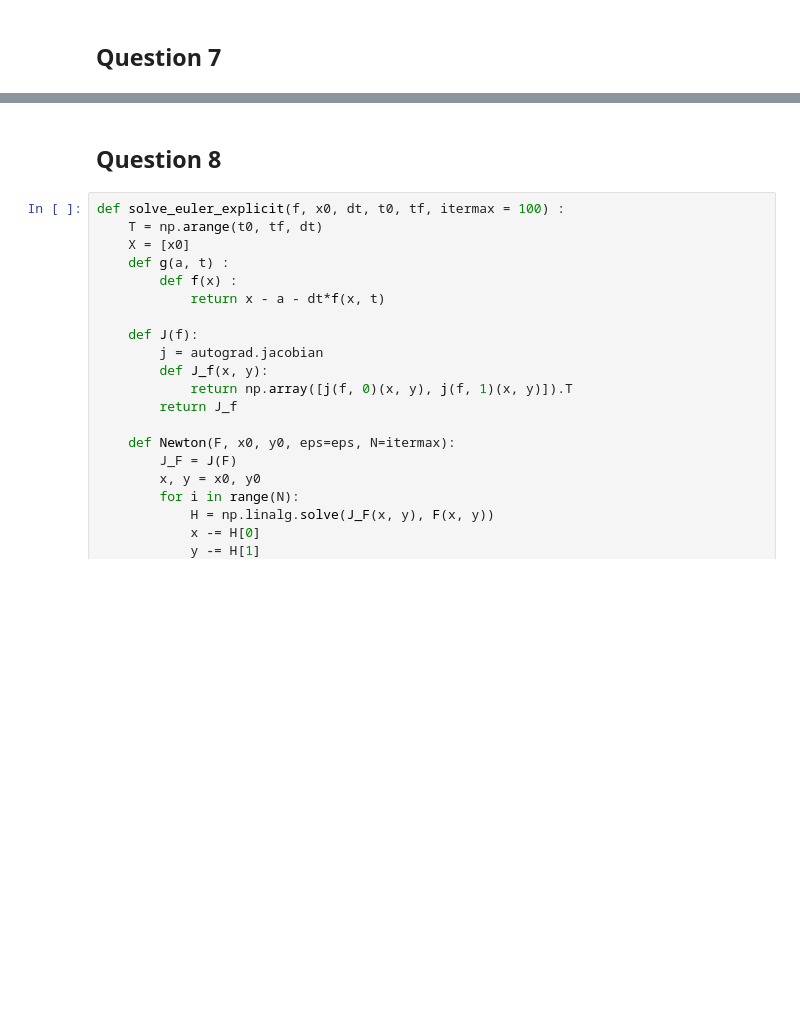
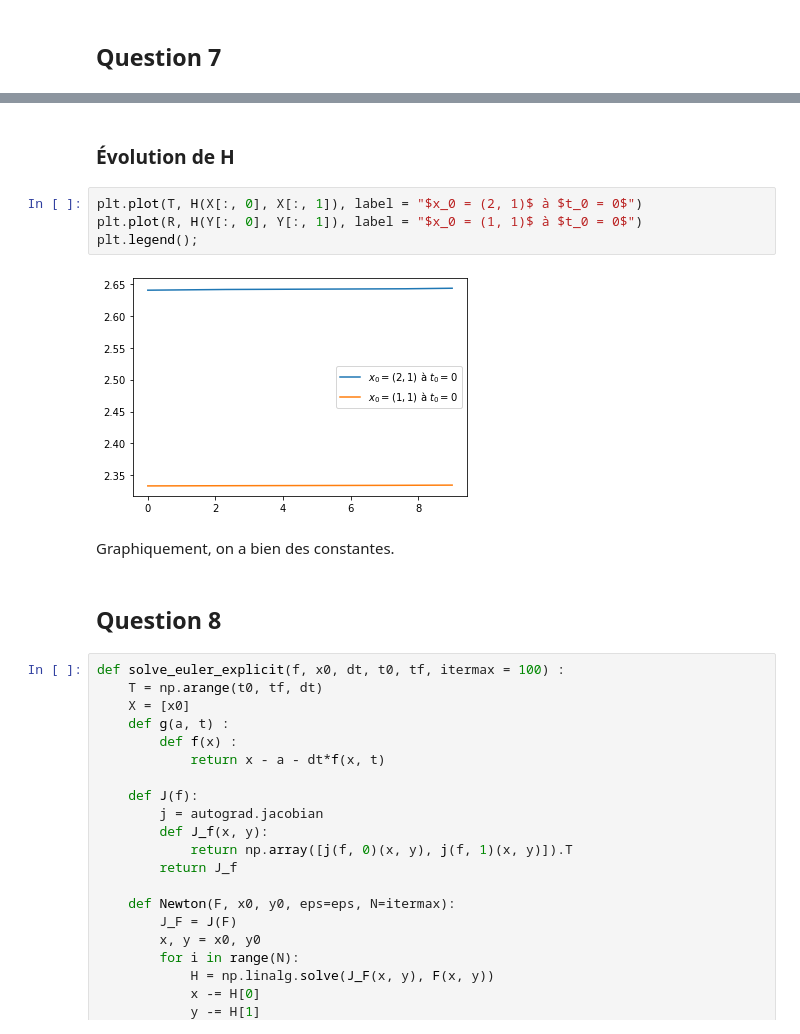
Before and after one commit to 20castro/Projet-equa-diff, a Jupyter notebook: Projet.ipynb, the cells around one changed output, grey strips where cells are left out. Saved outputs shown, nothing was run; the diff lists cells and outputs as text; blank space fills up the shorter version.

```diff
--- a/Projet.ipynb
+++ b/Projet.ipynb
@@ -195,3 +235,13 @@ def euler_Lotka_Volterra(x0, dt, t0, tf) :
+# %% [markdown]
+### Évolution de H
+# %%
+plt.plot(T, H(X[:, 0], X[:, 1]), label = "$x_0 = (2, 1)$ à $t_0 = 0$")
+plt.plot(R, H(Y[:, 0], Y[:, 1]), label = "$x_0 = (1, 1)$ à $t_0 = 0$")
+plt.legend();
+# %% [output]
+[figure, added]
+# %% [markdown]
+Graphiquement, on a bien des constantes.
 # %% [markdown]
 ## Question 8
 # %%
```
Also changed, not shown: parts of 9 cells of this notebook.
